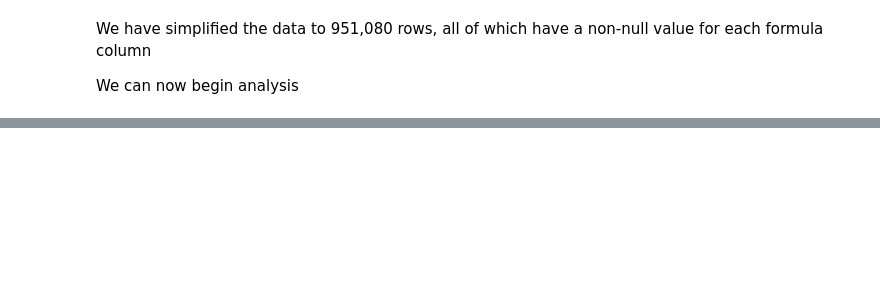
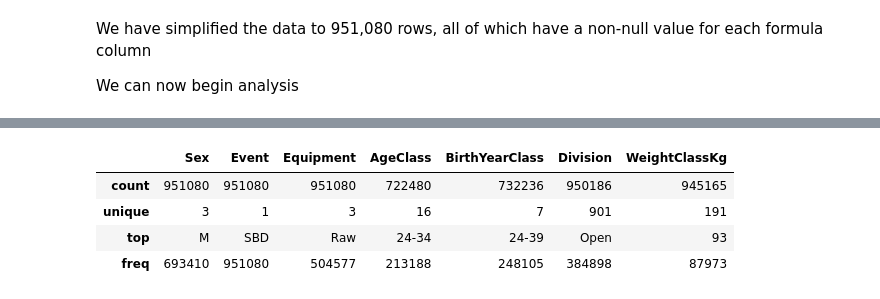
Before and after one commit to Husain-Althagafi/OpenIPF-Analysis, a Jupyter notebook: main.ipynb, the cells around one changed output, grey strips where cells are left out. Cells and saved outputs as stored; diff of their text form; code cells hidden in the pictures; blank space fills up the shorter version.

```diff
--- a/main.ipynb
+++ b/main.ipynb
@@ -568,0 +625,9 @@ We can now begin analysis
+# %%
+#describe for categorical cols
+df_key.select_dtypes(include='object').describe()
+# %% [output]
+|  | Sex | Event | Equipment | AgeClass | BirthYearClass | Division | WeightClassKg |
+| count | 951080 | 951080 | 951080 | 722480 | 732236 | 950186 | 945165 |
+| unique | 3 | 1 | 3 | 16 | 7 | 901 | 191 |
+| top | M | SBD | Raw | 24-34 | 24-39 | Open | 93 |
+| freq | 693410 | 951080 | 504577 | 213188 | 248105 | 384898 | 87973 |
```
Also changed, not shown: parts of 7 cells of this notebook.
